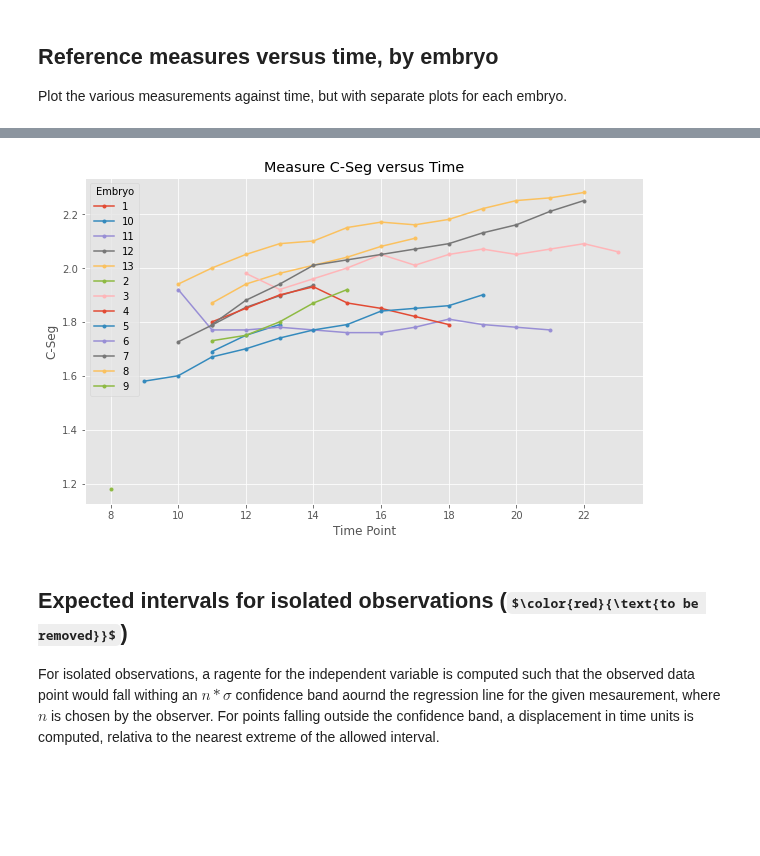
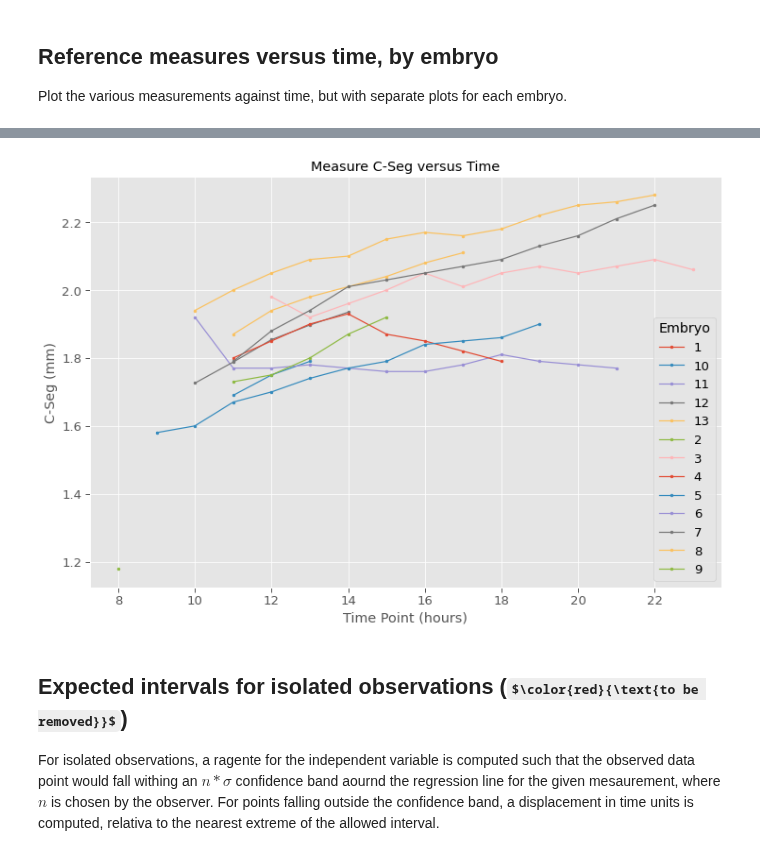
Before and after one commit to pjmartel/ChEEQ_tool, a Jupyter notebook: embryo_tool.ipynb, the cells around one changed output, grey strips where cells are left out. Cells and saved outputs as stored; diff of their text form; code cells hidden in the pictures; some formulas as TeX source; blank space fills up the shorter version.

```diff
--- a/embryo_tool.ipynb
+++ b/embryo_tool.ipynb
@@ -403,13 +411,18 @@ if fit_reg and not color_by_embryo :
 Residual plots for the linear fittings of measuarements against time or other measurements.
 # %%
 #@title  {run: "auto"}
-fig, ax = plt.subplots(figsize=(13,8))
+fig, ax = plt.subplots(figsize=(12,8))
 fig.set_facecolor('white')
 export_button(fig, "residuals.pdf")
-data = data_ref.loc[:,all_measures[0]:all_measures[-1]]
+#data = data_ref.loc[:,all_measures[0]:all_measures[-1]]
+all_measures = ['C-pPL', 'C-PS', 'C-N', 'N-pPL', 'PS', 'PSM',
+               'C-Seg', 'Seg', 'C-HF']
 data = data_ref
-y_measures = all_measures
-#y_measures = ['Med9','Med3']
+y_measures = 'all' #@param ['all', 'C-pPL', 'C-PS', 'C-N', 'N-pPL', 'PS','PSM','C-Seg', 'Seg', 'C-HF']
+if y_measures == 'all':
+  y_measures = all_measures
+else:
+  y_measures = [y_measures]
 x_measure = 'TimePoint' #@param ['C-N', 'C-HF', 'TimePoint']
 for c in [m for m in y_measures if m!=x_measure]:
   temp_data = data[[x_measure,c]].copy()
@@ -432,10 +445,20 @@ for c in [m for m in y_measures if m!=x_measure]:
   label = c + label
   #label = label + "  --- m in [{:5.2f},{:5.2f}]   b in [{:5.2f},{:5.2f}]".format(*m_int,*b_int)
   sb.residplot(x=x_measure, y=c,data=data, label=label,ax=ax)
-_ = ax.set_ylabel("All Measurements")
+if len(y_measures) == 1:
+  _ = ax.set_ylabel(y_measures[0]+" (mm)")
+else:
+  _ = ax.set_ylabel("All Measurements")
+if x_measure == 'TimePoint':
+  ax.set_xlabel("TimePoint /hours)")
+else:
+  _ = ax.set_xlabel(x_measure+" (mm)")
+
+#  _ = ax.set_ylabel("All Measurements")
 _ = ax.legend(facecolor="lightgreen",
               title="Linreg params:",
               framealpha=0.2,
+              fontsize='x-small',
               shadow=False,
               frameon=True)
 _ = ax.set_title("Residues plot")
@@ -452,7 +475,7 @@ Linear regression plots of single measurements with confidence bands at a set nu
 #@title  {run: "auto"}
 # Reference experiment, colored by embryo
 
-x_measure = 'C-N' #@param ['C-N','C-HF', 'TimePoint']
+x_measure = 'TimePoint' #@param ['C-N','C-HF', 'TimePoint']
 y_measure = 'C-PS' #@param ['C-pPL', 'C-PS', 'C-N', 'N-pPL', 'PS', 'PSM', 'C-Seg', 'Seg', 'C-HF']
 sigma = '3' #@param ['1', '2', '3', '4']
 color_by_embryo = "yes" #@param ['no','yes']
@@ -467,6 +490,7 @@ if color_by_embryo:
               hue='Embryo', legend=legend, fit_reg=False)
   fig = plt.gcf()
   ax = g.ax
+  fig.set_size_inches(12,8)
 else:
   fig, ax = plt.subplots(figsize=(12,8))
 
@@ -481,6 +505,11 @@ label, _, _, _, _ = regplot_with_bands(ax=ax, x_var=x_measure,
                                        data=data_ref, sigma=sigma,
                                        scatter=scatter,color="gray",scatter_kws={'s':5})
 ax.legend(['_', '_',label])
+_ = ax.set_ylabel(ax.get_ylabel()+" (mm)")
+if x_measure == "TimePoint":
+  _ = ax.set_xlabel(ax.get_xlabel()+" (hours)")
+else:
+  _ = ax.set_xlabel(ax.get_xlabel()+" (mm)")
 
 _ = ax.set_title("Confidence bands for reference measurements")
 # %% [output]
@@ -492,21 +521,21 @@ _ = ax.set_title("Confidence bands for reference measurements")
 Plot the various measurements against time, but with separate plots for each embryo.
 # %%
 #@title  { run: "auto" }
-fig, ax = plt.subplots(figsize=(10,6))
+fig, ax = plt.subplots(figsize=(12,8))
 fig.set_facecolor("white")
 export_button(fig, "ref_vs_time.pdf")
 x_measure = 'TimePoint'
 y_measure = 'C-Seg' #@param ['C-pPL', 'C-PS', 'C-N', 'N-pPL', 'PS', 'PSM', 'C-Seg', 'Seg', 'C-HF']
 ax.set_title(f"Measure {y_measure} versus Time")
-ax.set_xlabel('Time Point')
-ax.set_ylabel(y_measure)
+ax.set_xlabel('Time Point (hours)')
+ax.set_ylabel(y_measure+" (mm)")
 groups = data_ref.groupby('Embryo')
 for name, g in groups:
   ax.plot(g[x_measure],g[y_measure],'.-', label=name)
 _ = plt.legend(title="Embryo")
 # %% [output]
 [interactive output not drawn]
-[figure, old version]
+[figure, new version]
 # %% [markdown]
 ## Expected intervals for isolated observations ($\color{red}{\text{to be removed}}$)
 For isolated observations, a ragente for the independent variable is computed such that the observed data point would fall withing an $n*\sigma$ confidence band aournd the regression line for the given mesaurement, where $n$ is chosen by the observer. For points falling outside the confidence band, a displacement in time units is computed, relativa to the nearest extreme of the allowed interval.
```
Also changed, not shown: parts of 5 cells of this notebook.
